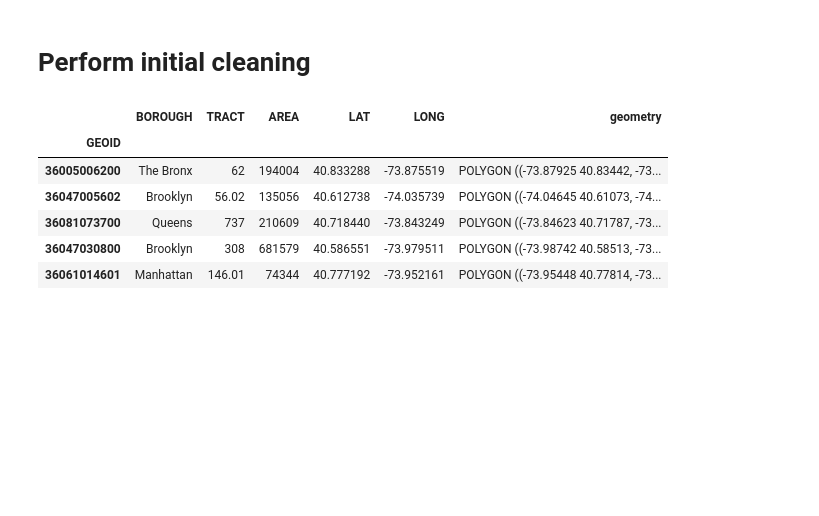
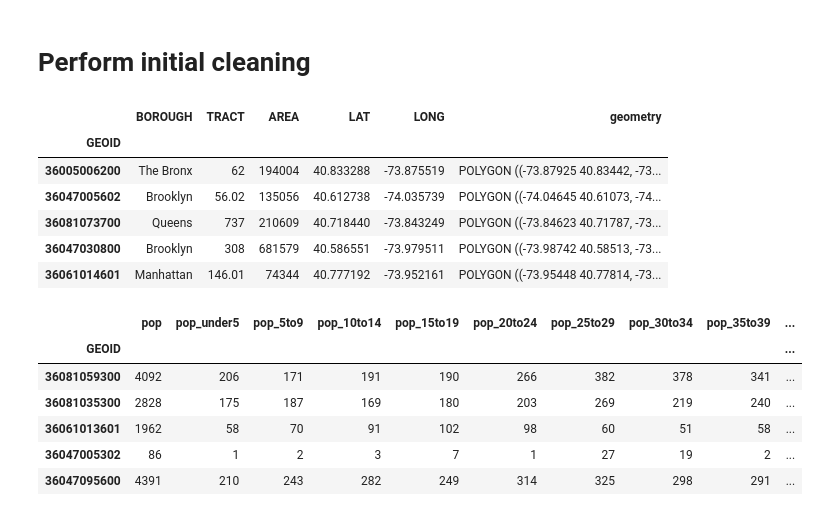
Before and after one commit to dylan-j-young/nyc-community-clustering, a Jupyter notebook: notebooks/00_preprocessing.ipynb, the cells around one changed output. Cells and saved outputs as stored; diff of their text form; code cells hidden in the pictures; blank space fills up the shorter version.

Commit message:
Added clean_2020_demographic_profile()

```diff
--- a/notebooks/00_preprocessing.ipynb
+++ b/notebooks/00_preprocessing.ipynb
@@ -41,3 +41,15 @@ gdf.sample(n=5)
 | 36081073700 | Queens | 737 | 210609 | 40.718440 | -73.843249 | POLYGON ((-73.84623 40.71787, -73... |
 | 36047030800 | Brooklyn | 308 | 681579 | 40.586551 | -73.979511 | POLYGON ((-73.98742 40.58513, -73... |
 | 36061014601 | Manhattan | 146.01 | 74344 | 40.777192 | -73.952161 | POLYGON ((-73.95448 40.77814, -73... |
+# %%
+decennial2020_dp_clean = preprocessing.clean_2020_demographic_profile()
+
+decennial2020_dp_clean.sample(n=5)
+# %% [output]
+|  | pop | pop_under5 | pop_5to9 | pop_10to14 | pop_15to19 | pop_20to24 | pop_25to29 | pop_30to34 | pop_35to39 | ... |
+| GEOID |  |  |  |  |  |  |  |  |  | ... |
+| 36081059300 | 4092 | 206 | 171 | 191 | 190 | 266 | 382 | 378 | 341 | ... |
+| 36081035300 | 2828 | 175 | 187 | 169 | 180 | 203 | 269 | 219 | 240 | ... |
+| 36061013601 | 1962 | 58 | 70 | 91 | 102 | 98 | 60 | 51 | 58 | ... |
+| 36047005302 | 86 | 1 | 2 | 3 | 7 | 1 | 27 | 19 | 2 | ... |
+| 36047095600 | 4391 | 210 | 243 | 282 | 249 | 314 | 325 | 298 | 291 | ... |
```
Also changed, not shown: 2 other files.
